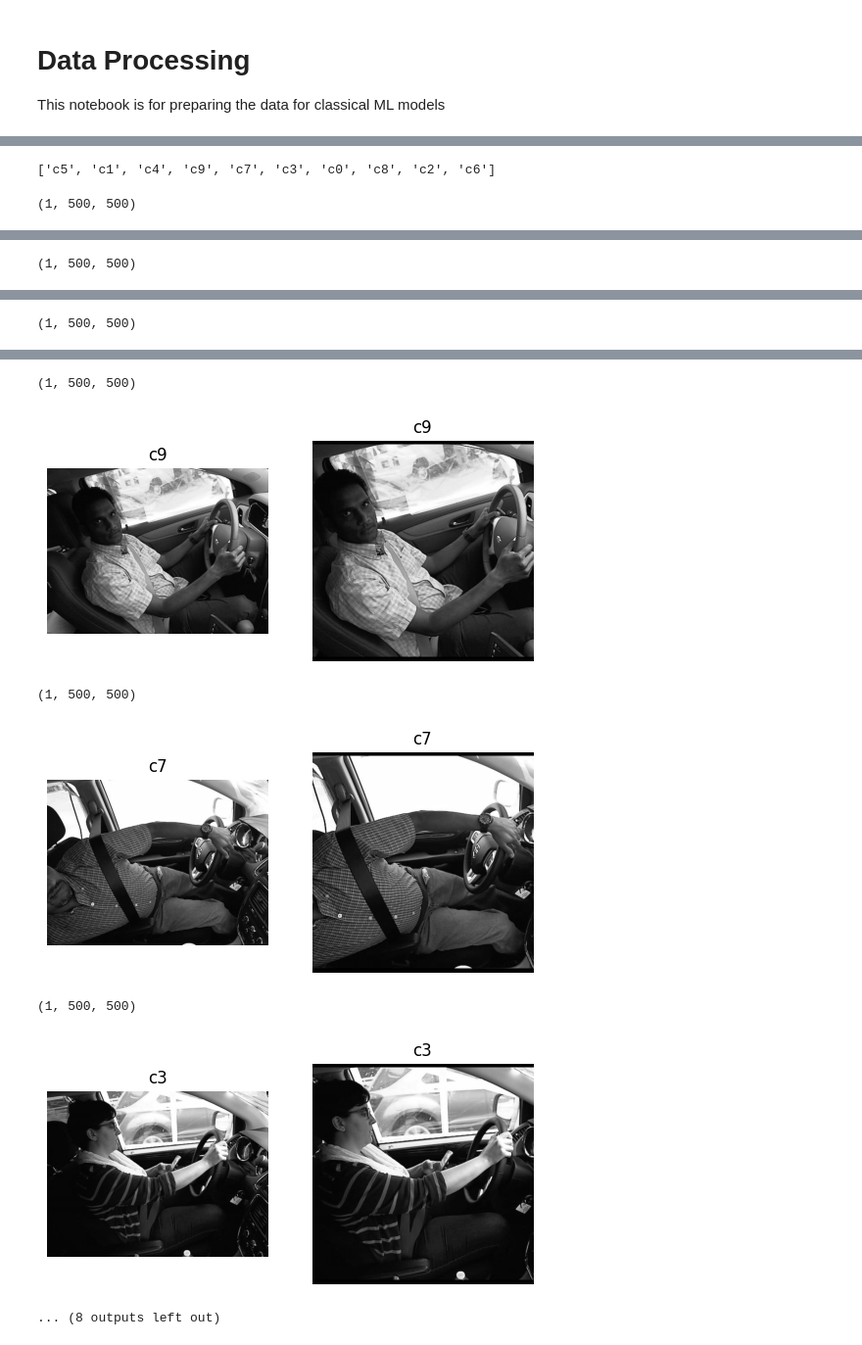
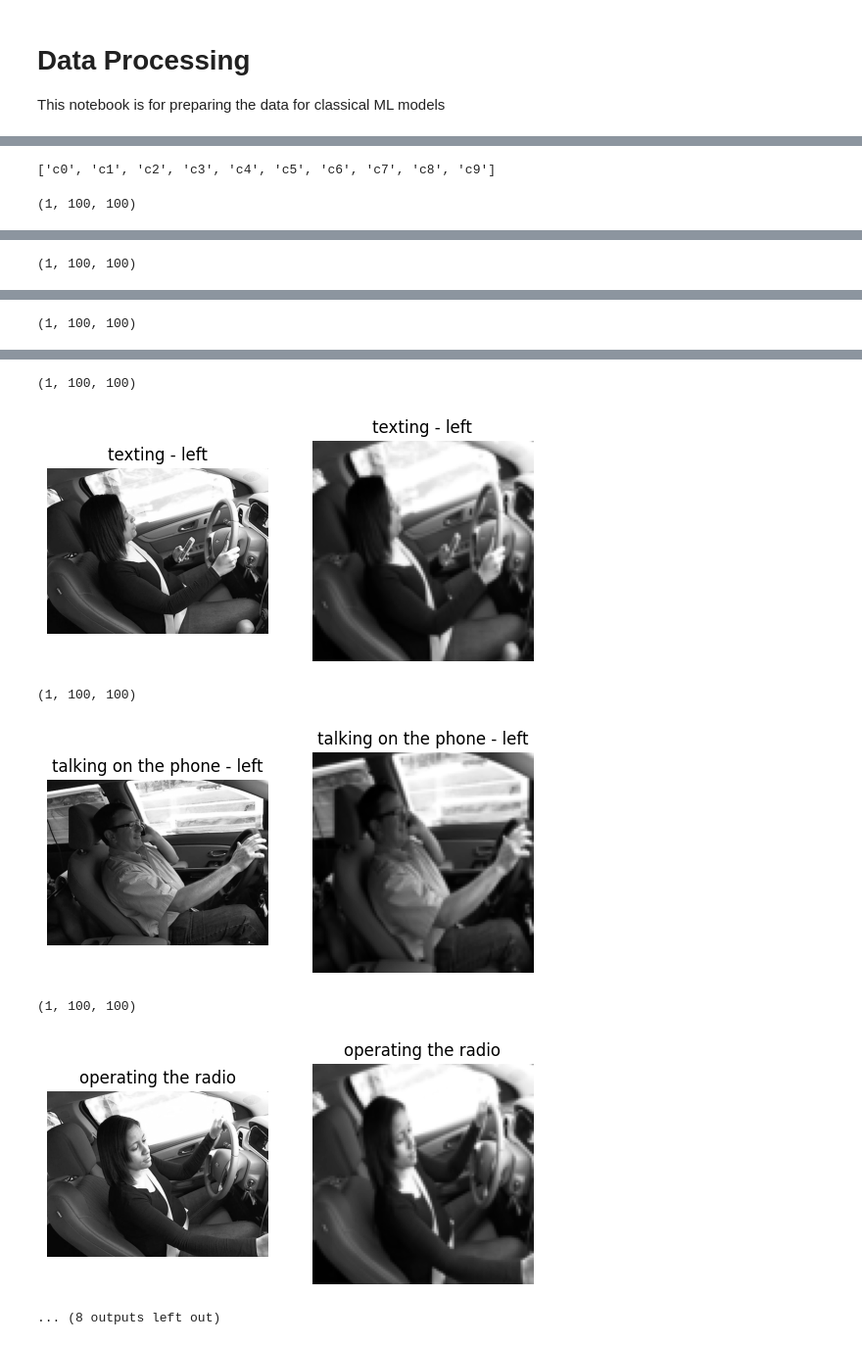
Before and after one commit to JinalShah2002/distracted-driver-prediction, a Jupyter notebook: notebooks/data-processing.ipynb, the cells around one changed output, grey strips where cells are left out. Shown at 98% size. Saved outputs shown, nothing was run; the diff lists cells and outputs as text; code cells hidden in the pictures.

```diff
--- a/notebooks/data-processing.ipynb
+++ b/notebooks/data-processing.ipynb
@@ -31,9 +31,12 @@ train_labels.head()
-# %%
-# Getting the classnames
-classnames = train_labels.classname.unique().tolist()
-classnames
-# %% [output]
-['c5', 'c1', 'c4', 'c9', 'c7', 'c3', 'c0', 'c8', 'c2', 'c6']
+# %%
+# Getting the classnames
+classnames = train_labels.classname.unique().tolist()
+labels_to_names = {'c0': 'safe driving',"c1": 'texting - right', "c2": 'talking on the phone - right',
+                   "c3": 'texting - left', "c4": 'talking on the phone - left', "c5": 'operating the radio',
+                   "c6": 'drinking', "c7": 'reaching behind', "c8": 'hair and makeup', "c9": 'talking to passenger'}
+classnames
+# %% [output]
+['c0', 'c1', 'c2', 'c3', 'c4', 'c5', 'c6', 'c7', 'c8', 'c9']
 # %%
 # Displaying a random image from each class
 for classname in classnames:
@@ -46,15 +49,15 @@ for classname in classnames:
 
     fig, (ax1, ax2) = plt.subplots(1, 2)
     ax1.imshow(grayscale_img.squeeze(0), cmap='gray')
-    ax1.set_title(classname)
+    ax1.set_title(labels_to_names[classname])
     ax1.axis('off')
 
     # Plotting cropped image
-    cropped_image = v2.CenterCrop(500)(torch.from_numpy(grayscale_img).float()).numpy()
+    cropped_image = v2.Resize([100,100])(torch.from_numpy(grayscale_img).float()).numpy()
     print(cropped_image.shape)
     ax2.imshow(cropped_image.squeeze(0), cmap='gray')
-    ax2.set_title(classname)
+    ax2.set_title(labels_to_names[classname])
     ax2.axis('off')
     plt.show()
 # %% [output]
-(1, 500, 500)
+(1, 100, 100)
@@ -62 +65 @@ for classname in classnames:
-(1, 500, 500)
+(1, 100, 100)
@@ -64 +67 @@ for classname in classnames:
-(1, 500, 500)
+(1, 100, 100)
@@ -66,9 +69,9 @@ for classname in classnames:
-(1, 500, 500)
+(1, 100, 100)
-[figure, old version]
+[figure, new version]
-(1, 500, 500)
+(1, 100, 100)
-[figure, old version]
+[figure, new version]
-(1, 500, 500)
+(1, 100, 100)
-[figure, old version]
+[figure, new version]
 ... (8 outputs left out)
 # %%
 # Building the Training Dataframe
```
Also changed, not shown: parts of 6 cells of this notebook, 17 other files.
